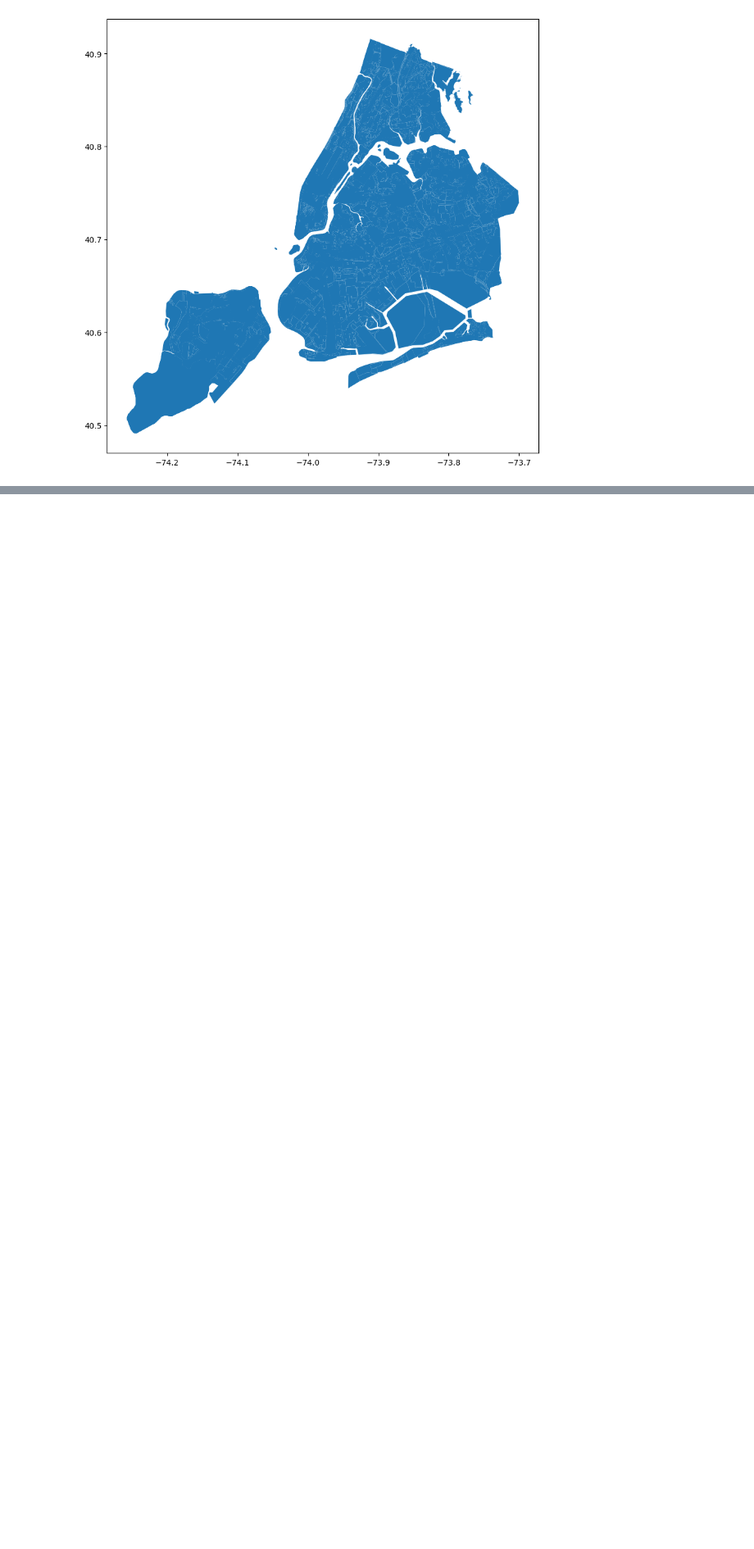
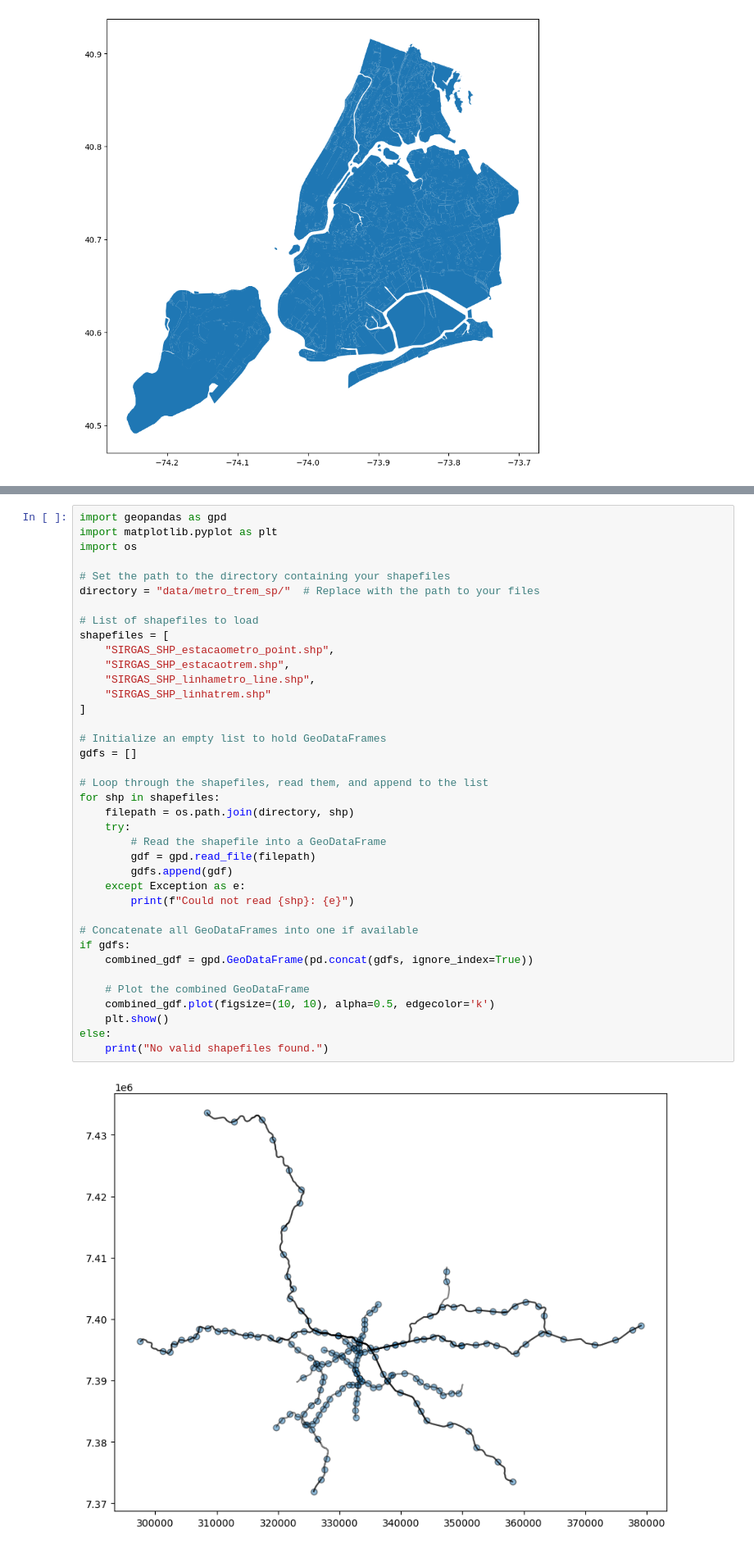
Before and after one commit to arthurfc12/Analise_PlanoDiretor_SP, a Jupyter notebook: Analise_Zoneamento.ipynb, the cells around one changed output, grey strips where cells are left out. Shown at 82% size. Cells and saved outputs as stored; diff of their text form; blank space fills up the shorter version.

```diff
--- a/Analise_Zoneamento.ipynb
+++ b/Analise_Zoneamento.ipynb
@@ -93,0 +92,40 @@ else:
+# %%
+import geopandas as gpd
+import matplotlib.pyplot as plt
+import os
+
+# Set the path to the directory containing your shapefiles
+directory = "data/metro_trem_sp/"  # Replace with the path to your files
+
+# List of shapefiles to load
+shapefiles = [
+    "SIRGAS_SHP_estacaometro_point.shp",
+    "SIRGAS_SHP_estacaotrem.shp",
+    "SIRGAS_SHP_linhametro_line.shp",
+    "SIRGAS_SHP_linhatrem.shp"
+]
+
+# Initialize an empty list to hold GeoDataFrames
+gdfs = []
+
+# Loop through the shapefiles, read them, and append to the list
+for shp in shapefiles:
+    filepath = os.path.join(directory, shp)
+    try:
+        # Read the shapefile into a GeoDataFrame
+        gdf = gpd.read_file(filepath)
+        gdfs.append(gdf)
+    except Exception as e:
+        print(f"Could not read {shp}: {e}")
+
+# Concatenate all GeoDataFrames into one if available
+if gdfs:
+    combined_gdf = gpd.GeoDataFrame(pd.concat(gdfs, ignore_index=True))
+
+    # Plot the combined GeoDataFrame
+    combined_gdf.plot(figsize=(10, 10), alpha=0.5, edgecolor='k')
+    plt.show()
+else:
+    print("No valid shapefiles found.")
+# %% [output]
+[figure, added]
```
Also changed, not shown: parts of 4 cells of this notebook, 2 other files.
